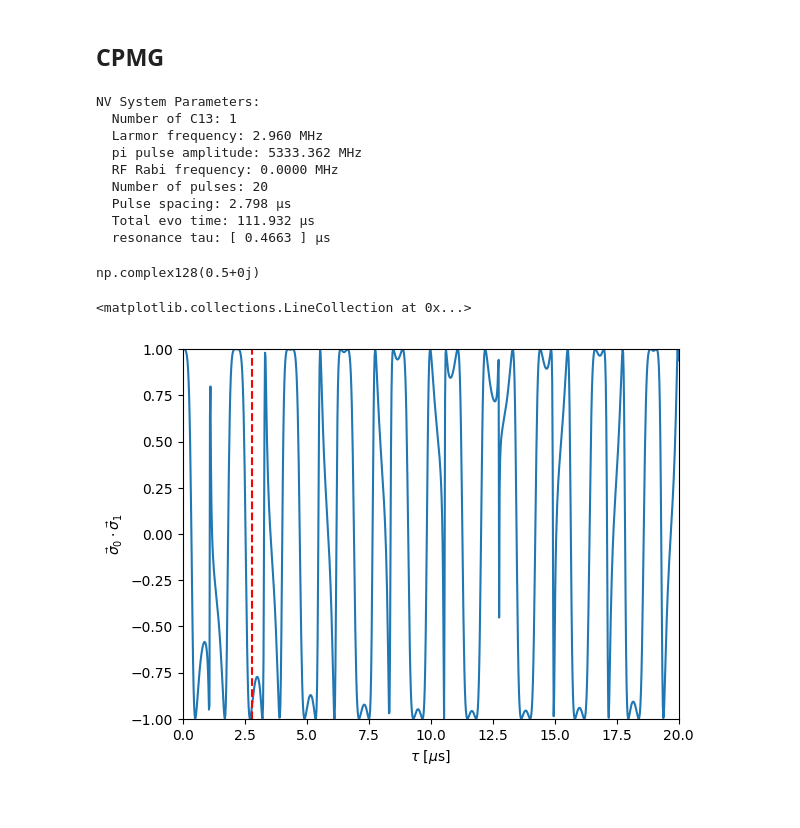
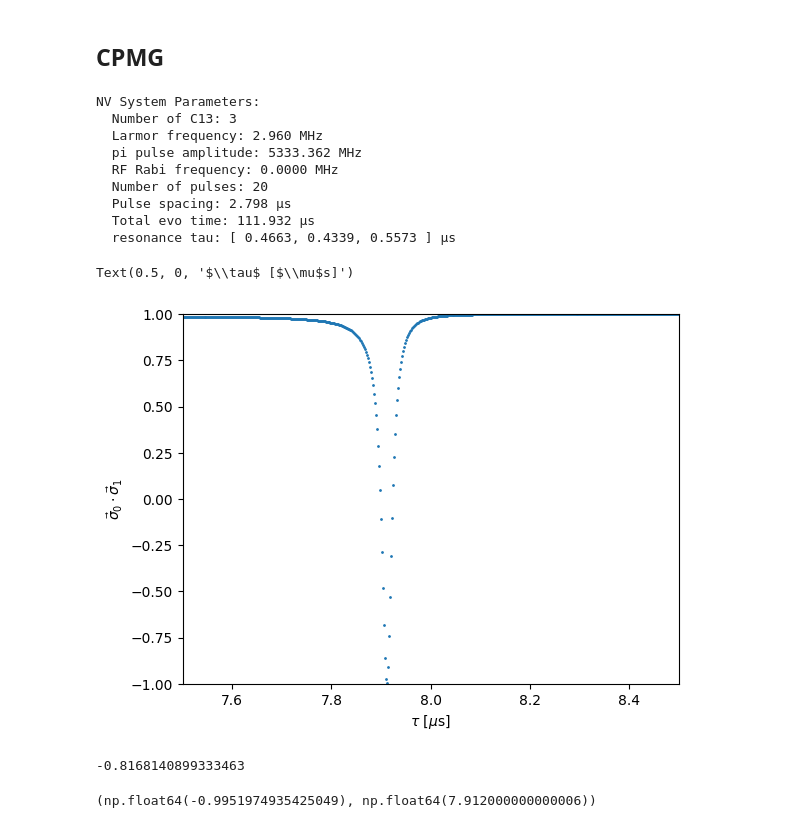
Before and after one commit to Waterbird20/LabMeeting, a Jupyter notebook: Meeting_251024/src/simulation/test.ipynb, the cells around one changed output. Saved outputs shown, nothing was run; the diff lists cells and outputs as text; code cells hidden in the pictures.

Commit message:
CPMG test

```diff
--- a/Meeting_251024/src/simulation/test.ipynb
+++ b/Meeting_251024/src/simulation/test.ipynb
@@ -641,22 +645,22 @@ class NVsystem():
         print(f"  resonance tau: [ { ", ".join(["{:.4f}".format(torch.pi / (2*self.omega_L - self.A_p[i])) for i in range(self.num_C13)]) } ] µs")
 # %%
 dt=5e-1
-test_system = NVsystem(tau=0.4663*6, N=20, Omega_RF=0, pi_pulse_duration=0.001, num_C13=1)
+test_system = NVsystem(tau=0.4663*6, N=20, Omega_RF=0, pi_pulse_duration=0.001, num_C13=3)
 test_system.get_info()
 evo_time = test_system.total_evo_time
 # %% [output]
 NV System Parameters:
-  Number of C13: 1
+  Number of C13: 3
   Larmor frequency: 2.960 MHz
   pi pulse amplitude: 5333.362 MHz
   RF Rabi frequency: 0.0000 MHz
   Number of pulses: 20
   Pulse spacing: 2.798 µs
   Total evo time: 111.932 µs
-  resonance tau: [ 0.4663 ] µs
+  resonance tau: [ 0.4663, 0.4339, 0.5573 ] µs
 # %%
 H0 = test_system.omega_L * test_system.I_z
-H1 = test_system.omega_L - test_system.A_p[0] * test_system.I_z - test_system.A_s[0] * test_system.I_x
+H1 = test_system.omega_L * test_system.I_z - test_system.A_p[0] * test_system.I_z - test_system.A_s[0] * test_system.I_x
 
 H0 = H0.numpy()
 H1 = H1.numpy()
@@ -666,13 +670,9 @@ sigma_y = test_system.I_y.numpy()
 sigma_z = test_system.I_z.numpy()
 
 sigma = np.stack([sigma_x, sigma_y, sigma_z])
-# %%
-np.trace(sigma[0] @ sigma[0])
-# %% [output]
-np.complex128(0.5+0j)
 # %%
 import scipy
-Tau = np.arange(0.1, 20, 2e-2)
+Tau = np.arange(0.1, 20, 2e-3)
 inner_prods = np.zeros_like(Tau)
 vec_list_0 = np.zeros((3, len(Tau)))
 vec_list_1 = np.zeros((3, len(Tau)))
@@ -699,15 +699,24 @@ for i in range(len(Tau)):
     vec_list_1[:, i] = vec_sigma1/mag1
 # %%
 fig, ax = plt.subplots(1)
-ax.plot(Tau, inner_prods)
+ax.scatter(Tau, inner_prods, s=1)
 ax.set_ylim(-1,1)
 ax.set_ylabel(r"$\vec{\sigma}_{0}\cdot\vec{\sigma}_{1}$")
-ax.set_xlim(0, 20)
+ax.set_xlim(7.5, 8.5)
 ax.set_xlabel(r"$\tau$ [$\mu$s]")
-ax.vlines(0.4663*6, ymin=-1, ymax=1, color="red", linestyle="--")
+# ax.vlines(3.258, ymin=-1, ymax=1, color="red", linestyle="--")
 # %% [output]
-<matplotlib.collections.LineCollection at 0x...>
+Text(0.5, 0, '$\\tau$ [$\\mu$s]')
-[figure, old version]
+[figure, new version]
+# %%
+test_system.A_p[0]
+# %% [output]
+-0.8168140899333463
+# %%
+idx = 3906
+inner_prods[idx], Tau[idx]
+# %% [output]
+(np.float64(-0.9951974935425049), np.float64(7.912000000000006))
 # %%
 for i in range(len(Tau)):
     # Set up a figure twice as tall as it is wide
```
Also changed, not shown: parts of 6 cells of this notebook, 8 other files.
